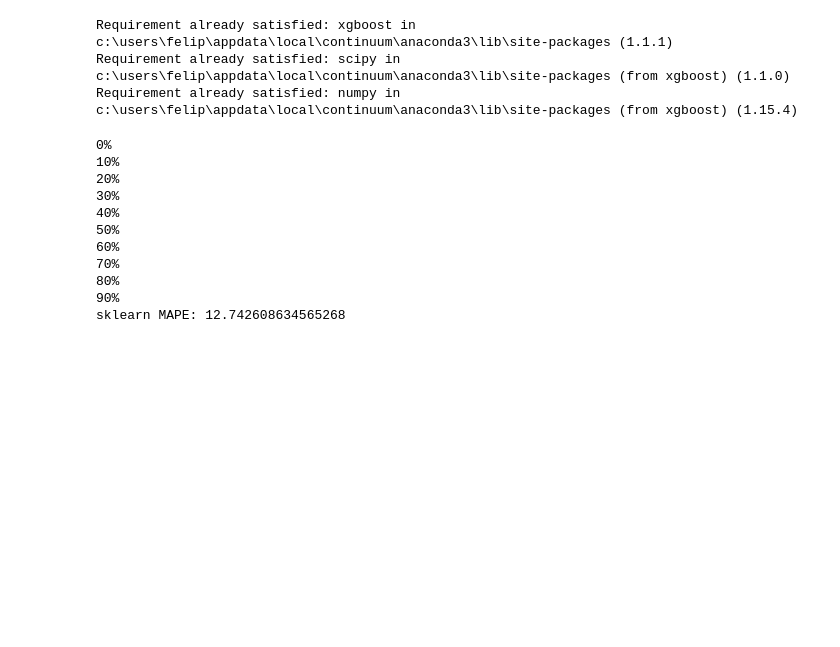
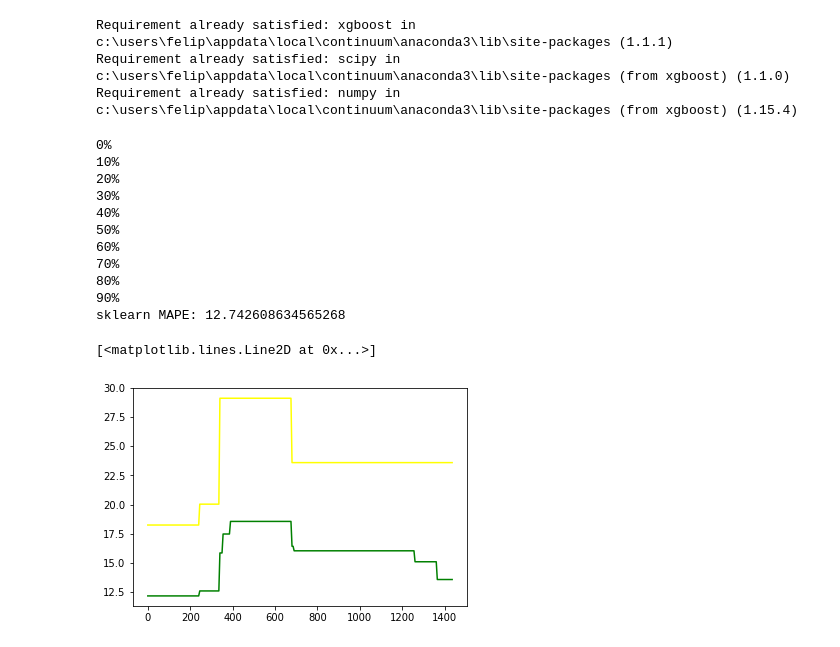
Before and after one commit to felipeascouto/energy, a Jupyter notebook: research_p2.ipynb, the cells around one changed output. Cells and saved outputs as stored; diff of their text form; code cells hidden in the pictures; blank space fills up the shorter version.

Commit message:
initial comparison between xgb and sklearn

```diff
--- a/research_p2.ipynb
+++ b/research_p2.ipynb
@@ -1707,10 +1707,22 @@ print('sklearn MAPE: {}'.format(PE_array.mean()))
 90%
 sklearn MAPE: 12.742608634565268
 # %%
-xg_reg = xgb.XGBRegressor(objective ='reg:linear', colsample_bytree = 0.3, learning_rate = 0.1,
+xg_reg = xgb.XGBRegressor(objective ='reg:squarederror', colsample_bytree = 0.3, learning_rate = 0.1,
                           max_depth = 2, alpha = 10, n_estimators = 10)
-x_train = train_data['minutes']
+x_train = train_data['minutes'].values.reshape(-1,1)
 y_train = train_data['LMP_RT']
 xg_reg.fit(x_train, y_train)
 x_test = x_train
-y = xg_reg.predict(x_test)
+y_xgb = xg_reg.predict(x_test)
+
+regr_1 = DecisionTreeRegressor(max_depth=2)
+regr_1.fit(x_train, y_train)
+y_sklearn = regr_1.predict(x_test)
+
+plt.plot(x_test, y_xgb, 'green')
+plt.plot(x_test, y_sklearn, 'yellow')
+#plt.plot(x_test, train_data['LMP_RT'],'blue')
+#plt.plot(x_test, test_data['LMP_RT'],'red')
+# %% [output]
+[<matplotlib.lines.Line2D at 0x...>]
+[figure, added]
```
Also changed, not shown: parts of 3 cells of this notebook.
